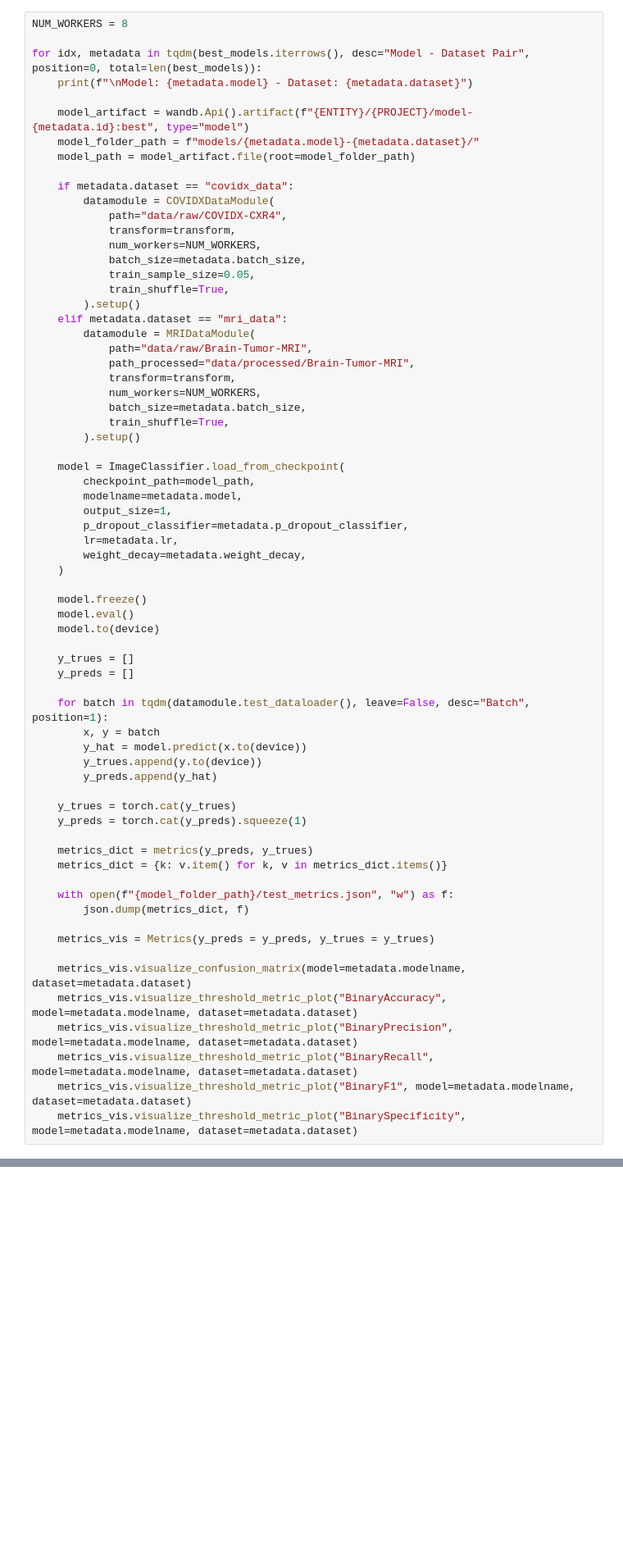
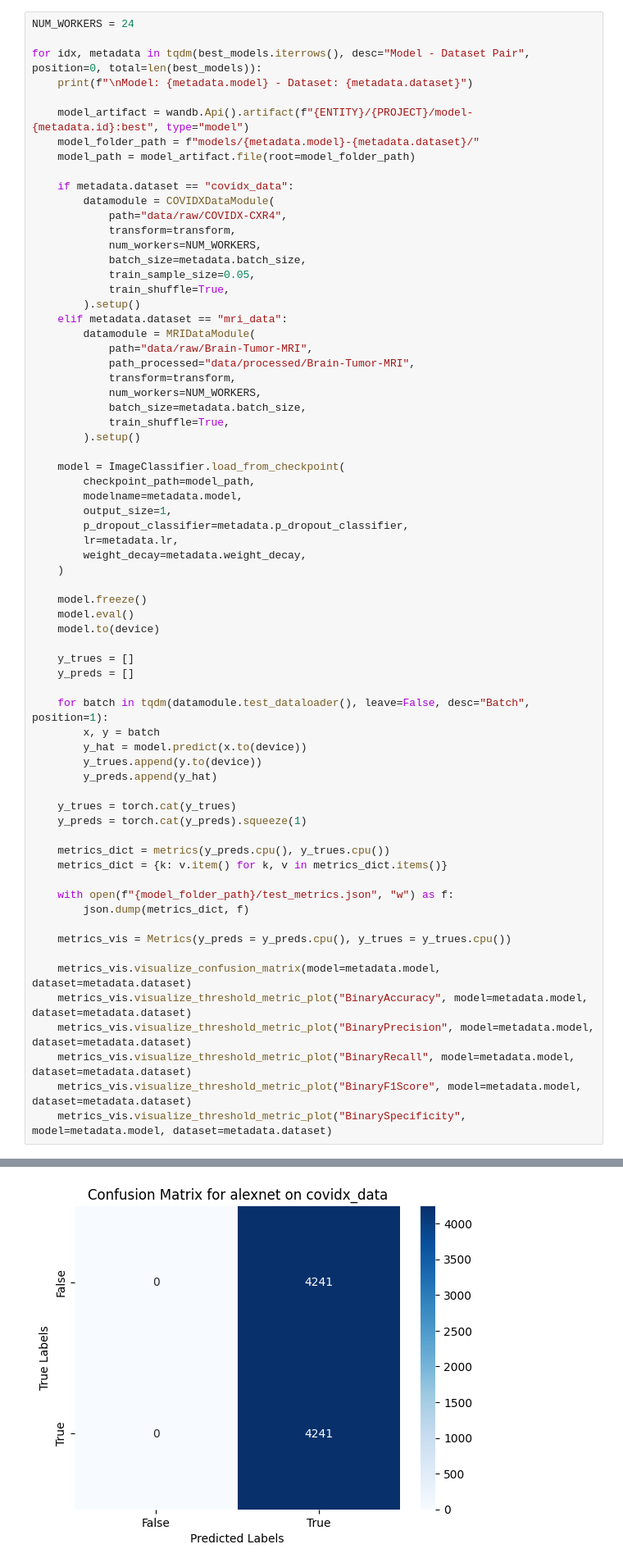
Before and after one commit to AdversarialAttacks/main, a Jupyter notebook: notebooks/05-testing.ipynb, the cells around one changed output, grey strips where cells are left out. Shown at 82% size. Saved outputs shown, nothing was run; the diff lists cells and outputs as text; blank space fills up the shorter version.

```diff
--- a/notebooks/05-testing.ipynb
+++ b/notebooks/05-testing.ipynb
@@ -38,5 +57,5 @@ best_models
 # %%
-NUM_WORKERS = 8
+NUM_WORKERS = 24
 
 for idx, metadata in tqdm(best_models.iterrows(), desc="Model - Dataset Pair", position=0, total=len(best_models)):
     print(f"\nModel: {metadata.model} - Dataset: {metadata.dataset}")
@@ -89,17 +108,18 @@ for idx, metadata in tqdm(best_models.iterrows(), desc="Model - Dataset Pair", p
     y_trues = torch.cat(y_trues)
     y_preds = torch.cat(y_preds).squeeze(1)
 
-    metrics_dict = metrics(y_preds, y_trues)
+    metrics_dict = metrics(y_preds.cpu(), y_trues.cpu())
     metrics_dict = {k: v.item() for k, v in metrics_dict.items()}
 
     with open(f"{model_folder_path}/test_metrics.json", "w") as f:
         json.dump(metrics_dict, f)
 
-    metrics_vis = Metrics(y_preds = y_preds, y_trues = y_trues)
+    metrics_vis = Metrics(y_preds = y_preds.cpu(), y_trues = y_trues.cpu())
 
-    metrics_vis.visualize_confusion_matrix(model=metadata.modelname, dataset=metadata.dataset)
-    metrics_vis.visualize_threshold_metric_plot("BinaryAccuracy", model=metadata.modelname, dataset=metadata.dataset)
-    metrics_vis.visualize_threshold_metric_plot("BinaryPrecision", model=metadata.modelname, dataset=metadata.dataset)
-    metrics_vis.visualize_threshold_metric_plot("BinaryRecall", model=metadata.modelname, dataset=metadata.dataset)
-    metrics_vis.visualize_threshold_metric_plot("BinaryF1", model=metadata.modelname, dataset=metadata.dataset)
-    metrics_vis.visualize_threshold_metric_plot("BinarySpecificity", model=metadata.modelname, dataset=metadata.dataset)
+    metrics_vis.visualize_confusion_matrix(model=metadata.model, dataset=metadata.dataset)
+    metrics_vis.visualize_threshold_metric_plot("BinaryAccuracy", model=metadata.model, dataset=metadata.dataset)
+    metrics_vis.visualize_threshold_metric_plot("BinaryPrecision", model=metadata.model, dataset=metadata.dataset)
+    metrics_vis.visualize_threshold_metric_plot("BinaryRecall", model=metadata.model, dataset=metadata.dataset)
+    metrics_vis.visualize_threshold_metric_plot("BinaryF1Score", model=metadata.model, dataset=metadata.dataset)
+    metrics_vis.visualize_threshold_metric_plot("BinarySpecificity", model=metadata.model, dataset=metadata.dataset)
+# %% [output]
@@ -105,0 +127 @@ for idx, metadata in tqdm(best_models.iterrows(), desc="Model - Dataset Pair", p
+[figure, added]
```
Also changed, not shown: parts of 2 cells of this notebook.
